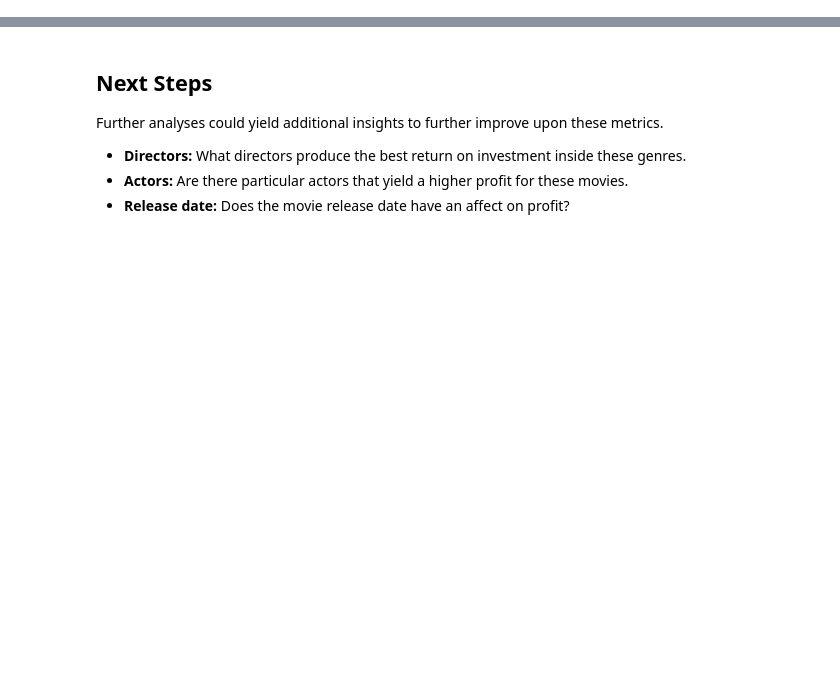
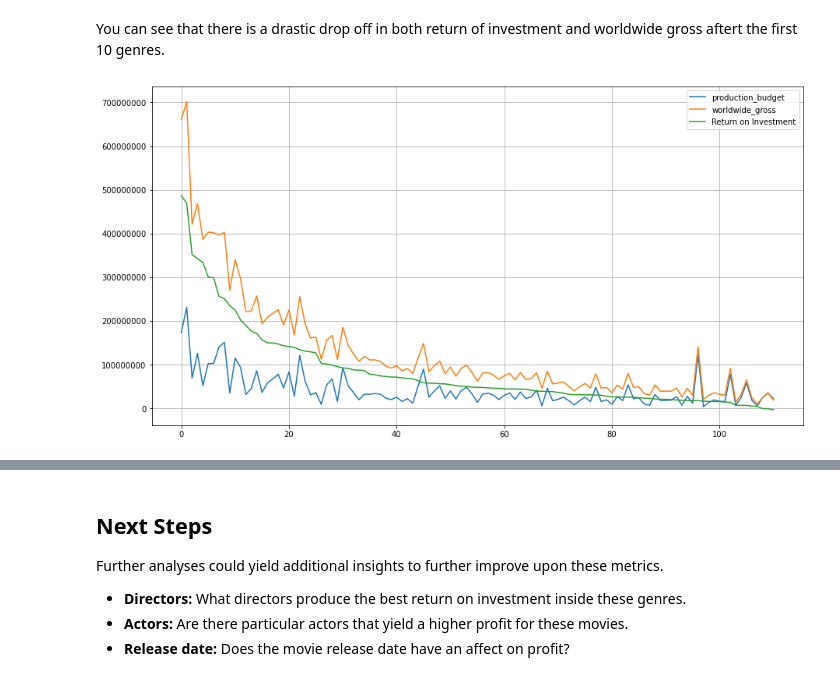
Before and after one commit to rustyb08/phase_1_project, a Jupyter notebook: Microsoft Original Content.ipynb, the cells around one changed output, grey strips where cells are left out. Cells and saved outputs as stored; diff of their text form; code cells hidden in the pictures; blank space fills up the shorter version.

Commit message:
Jupyter Notebook Format
Updated the format of the Jupyter Notebook.

```diff
--- a/Microsoft Original Content.ipynb
+++ b/Microsoft Original Content.ipynb
@@ -307,0 +113,2 @@ and has 52 films in the category.
+# %%
+movie_genres_budget.loc[:,'Return on Investment'] = movie_genres_budget['worldwide_gross'] - movie_genres_budget['production_budget']
@@ -307,0 +117,3 @@ and has 52 films in the category.
+# %%
+genre_budget_cleaned = movie_genres_budget[['genres', 'production_budget', 'worldwide_gross', 'Return on Investment']]
+genre_budget_cleaned.head(5)
@@ -307,0 +135,8 @@ and has 52 films in the category.
+# %%
+genre_grouped = genre_budget_cleaned.groupby(['genres']).mean().astype(int).sort_values(['Return on Investment'], ascending=False)
+genre_grouped = genre_grouped.reset_index()
+
+for x in genre_grouped.index:
+    genre_grouped.at[x,'genre_count'] = genre_budget_cleaned['genres'].value_counts()[genre_grouped.at[x,'genres']]
+
+genre_grouped
@@ -307,0 +164,4 @@ and has 52 films in the category.
+# %%
+genres_over_2_film= genre_grouped[genre_grouped.genre_count > 2]
+genres_over_2_film=genres_over_2_film.reset_index()
+genres_over_2_film
@@ -307,0 +182,7 @@ and has 52 films in the category.
+# %% [markdown]
+You can see that there is a drastic drop off in both return of investment and worldwide gross aftert the first 10 genres.
+# %%
+genres_over_2_film.plot(y=['production_budget', 'worldwide_gross', 'Return on Investment'], grid=True, figsize=(15,8));
+plt.gcf().axes[0].yaxis.get_major_formatter().set_scientific(False)
+# %% [output]
+[figure, added]
```
Also changed, not shown: parts of 56 cells of this notebook.
